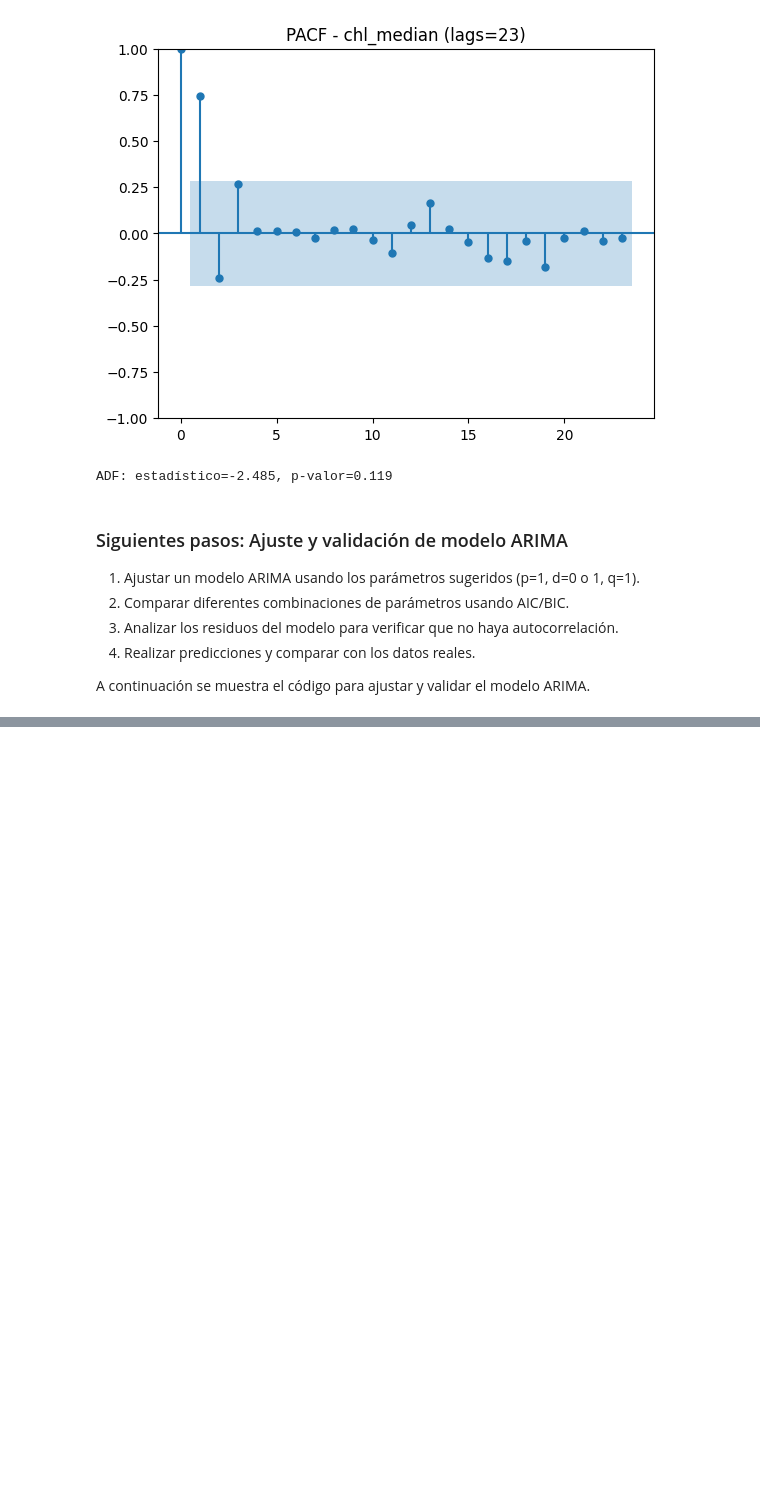
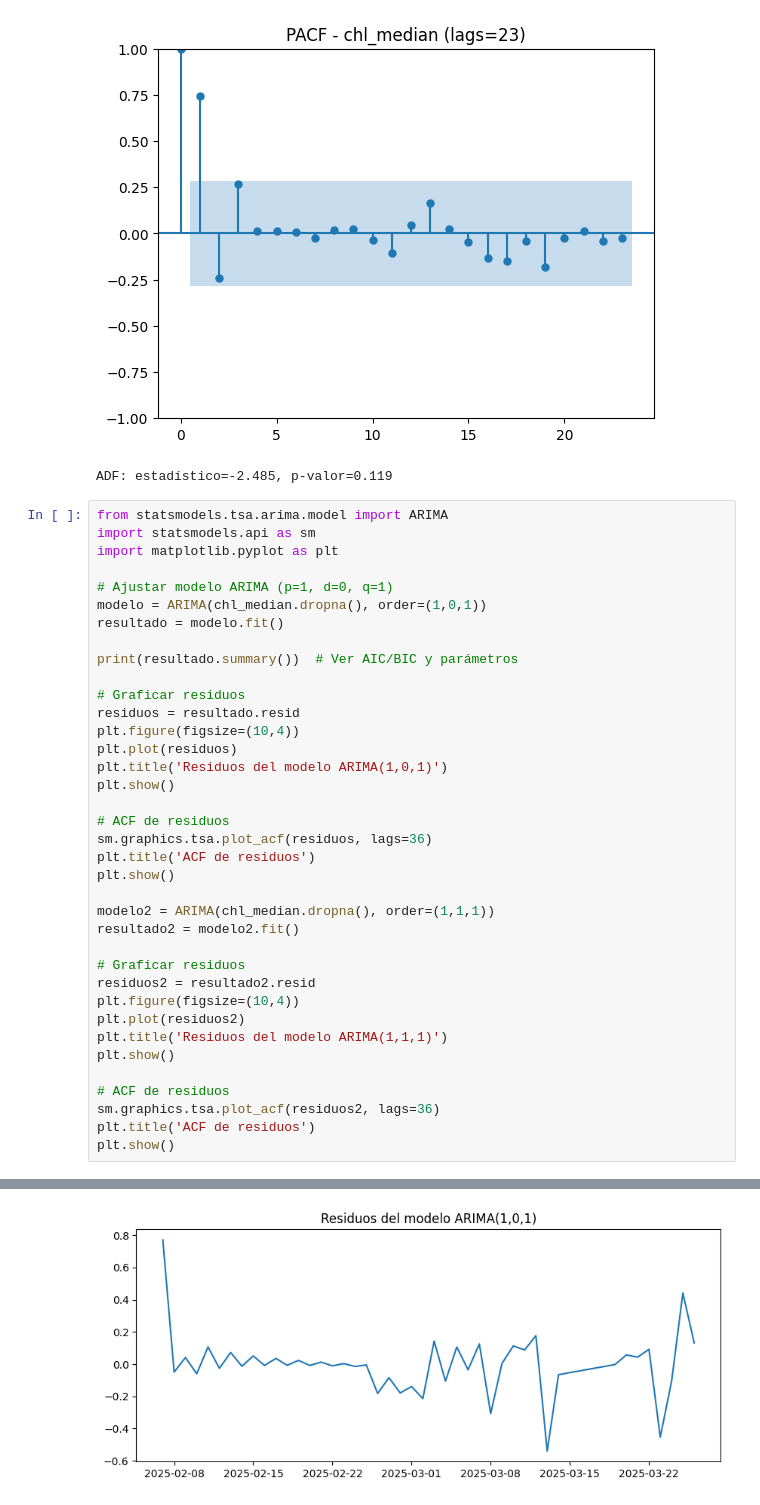
Before and after one commit to SebasJuarez/DS-Collection, a Jupyter notebook: Parte2.ipynb, the cells around one changed output, grey strips where cells are left out. Drawn from its saved outputs; the diff is of its cells as text; blank space fills up the shorter version.

```diff
--- a/Parte2.ipynb
+++ b/Parte2.ipynb
@@ -135,12 +137,41 @@ print(f"ADF: estadístico={stat:.3f}, p-valor={pval:.3f}")
 [figure]
 [figure]
 ADF: estadístico=-2.485, p-valor=0.119
-# %% [markdown]
-### Siguientes pasos: Ajuste y validación de modelo ARIMA
-
-1. Ajustar un modelo ARIMA usando los parámetros sugeridos (p=1, d=0 o 1, q=1).
-2. Comparar diferentes combinaciones de parámetros usando AIC/BIC.
-3. Analizar los residuos del modelo para verificar que no haya autocorrelación.
-4. Realizar predicciones y comparar con los datos reales.
-
-A continuación se muestra el código para ajustar y validar el modelo ARIMA.
+# %%
+from statsmodels.tsa.arima.model import ARIMA
+import statsmodels.api as sm
+import matplotlib.pyplot as plt
+
+# Ajustar modelo ARIMA (p=1, d=0, q=1)
+modelo = ARIMA(chl_median.dropna(), order=(1,0,1))
+resultado = modelo.fit()
+
+print(resultado.summary())  # Ver AIC/BIC y parámetros
+
+# Graficar residuos
+residuos = resultado.resid
+plt.figure(figsize=(10,4))
+plt.plot(residuos)
+plt.title('Residuos del modelo ARIMA(1,0,1)')
+plt.show()
+
+# ACF de residuos
+sm.graphics.tsa.plot_acf(residuos, lags=36)
+plt.title('ACF de residuos')
+plt.show()
+
+modelo2 = ARIMA(chl_median.dropna(), order=(1,1,1))
+resultado2 = modelo2.fit()
+
+# Graficar residuos
+residuos2 = resultado2.resid
+plt.figure(figsize=(10,4))
+plt.plot(residuos2)
+plt.title('Residuos del modelo ARIMA(1,1,1)')
+plt.show()
+
+# ACF de residuos
+sm.graphics.tsa.plot_acf(residuos2, lags=36)
+plt.title('ACF de residuos')
+plt.show()
+# %% [output]
@@ -146,0 +195 @@ A continuación se muestra el código para ajustar y validar el modelo ARIMA.
+[figure, added]
```
Also changed, not shown: parts of 15 cells of this notebook.
